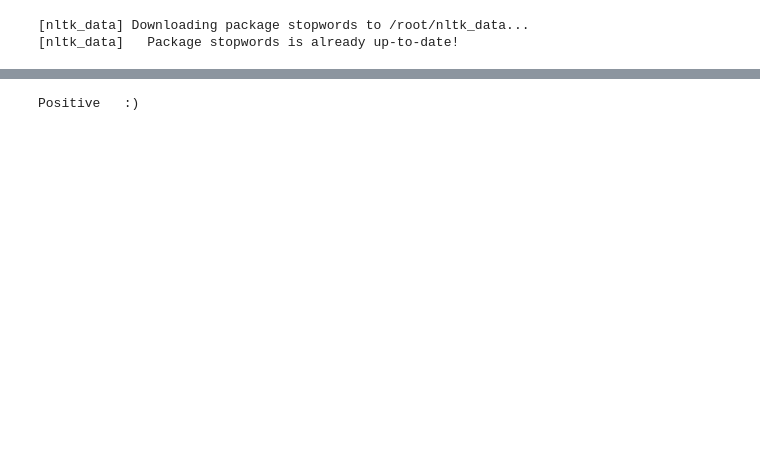
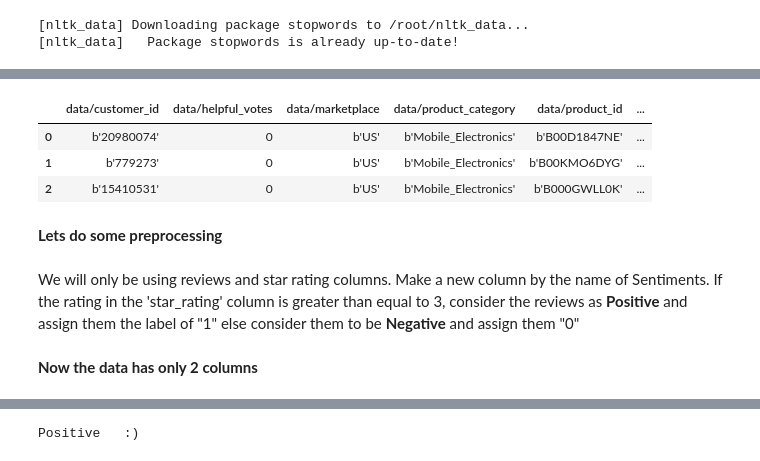
Before and after one commit to sairagillani18k/NLP, a Jupyter notebook: Sentiment_analysis_BERT.ipynb, the cells around one changed output, grey strips where cells are left out. Drawn from its saved outputs; the diff is of its cells as text; code cells hidden in the pictures; blank space fills up the shorter version.

```diff
--- a/Sentiment_analysis_BERT.ipynb
+++ b/Sentiment_analysis_BERT.ipynb
@@ -32,2 +53,14 @@ print(ds)
 # %%
 df = tfds.as_dataframe(ds)
+# %%
+df.head(3)
+# %% [output]
+|  | data/customer_id | data/helpful_votes | data/marketplace | data/product_category | data/product_id | ... |
+| 0 | b'20980074' | 0 | b'US' | b'Mobile_Electronics' | b'B00D1847NE' | ... |
+| 1 | b'779273' | 0 | b'US' | b'Mobile_Electronics' | b'B00KMO6DYG' | ... |
+| 2 | b'15410531' | 0 | b'US' | b'Mobile_Electronics' | b'B000GWLL0K' | ... |
+# %% [markdown]
+**Lets do some preprocessing**
+# %% [markdown]
+We will only be using reviews and star rating columns.
+Make a new column by the name of Sentiments. If the rating in the 'star_rating' column is greater than equal to 3, consider the reviews as **Positive** and assign them the label of "1" else consider them to be **Negative** and assign them "0"
@@ -34,2 +72,4 @@ df = tfds.as_dataframe(ds)
+# %% [markdown]
+**Now the data has only 2 columns**
 # %%
 df.head()
```
Also changed, not shown: parts of 28 cells of this notebook.
